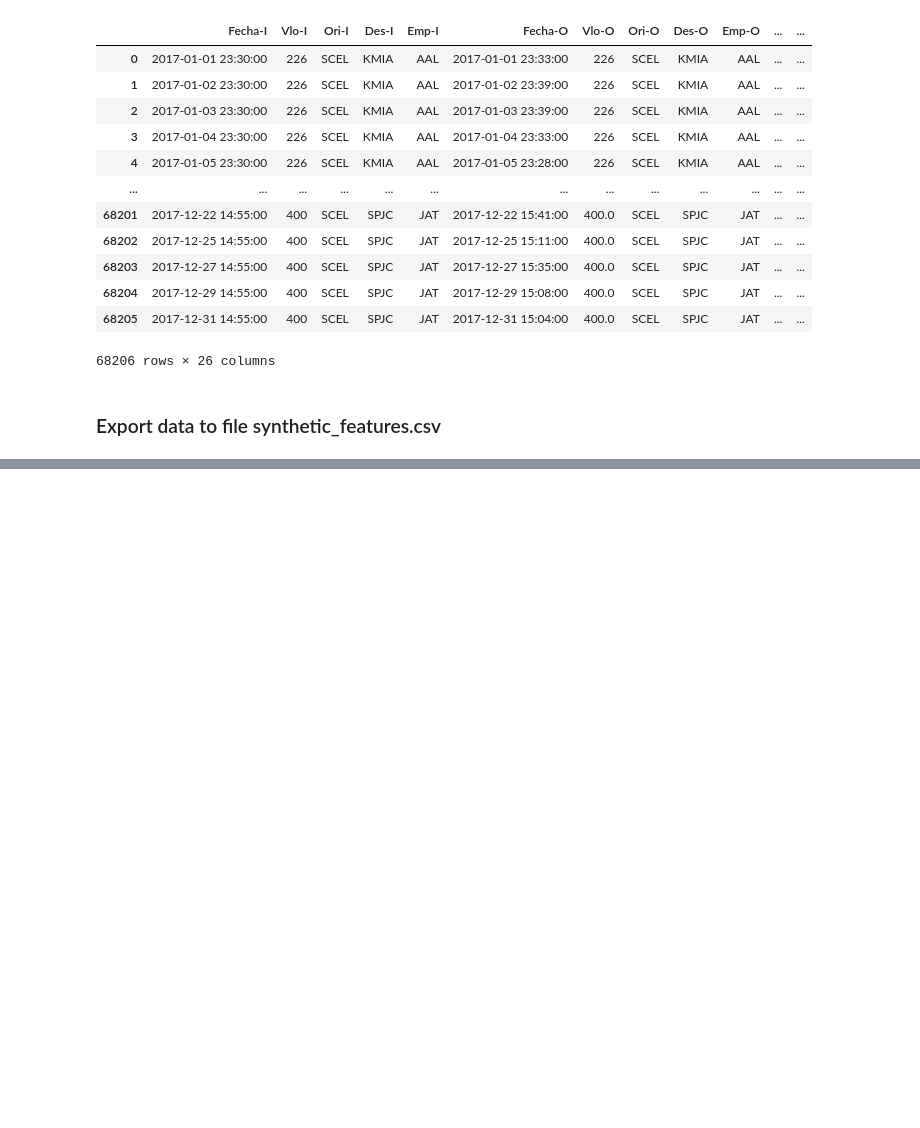
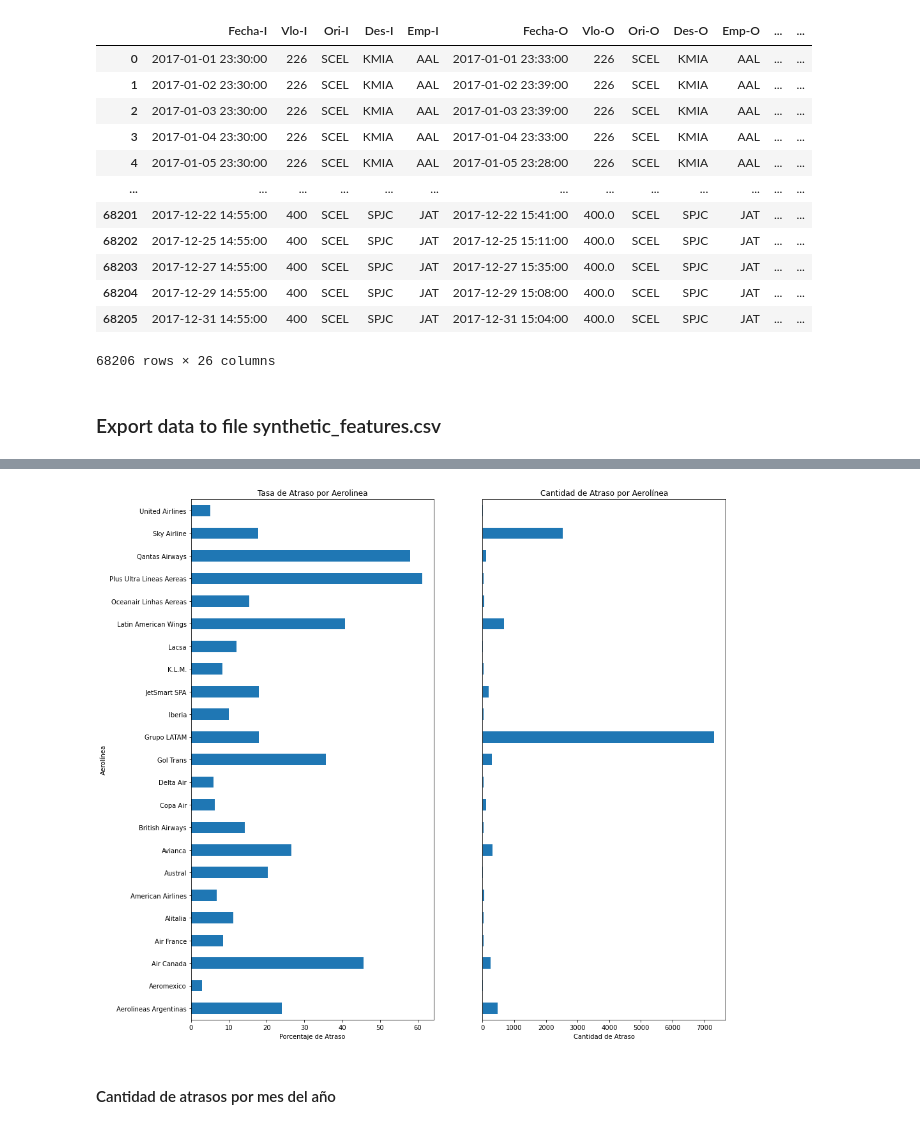
Before and after one commit to Giocrisrai/Data-Scientist-Challenge---LATAM-Airlines, a Jupyter notebook: notebooks/1.0-ggodoy-full.ipynb, the cells around one changed output, grey strips where cells are left out. Cells and saved outputs as stored; diff of their text form; code cells hidden in the pictures; blank space fills up the shorter version.

```diff
--- a/notebooks/1.0-ggodoy-full.ipynb
+++ b/notebooks/1.0-ggodoy-full.ipynb
@@ -459,0 +624,3 @@ df.to_csv(synthetic_features, index=False)
+# %%
+delay_by_operator = df_synthetic_features.groupby(['atraso_15', 'OPERA'])['Vlo-O'].size().unstack(fill_value=0)
+delay_by_operator
@@ -459,0 +633,4 @@ df.to_csv(synthetic_features, index=False)
+# %%
+columns_opera = delay_by_operator.columns.values[:]
+delay_by_operator_transpose = pd.pivot_table(delay_by_operator, columns='atraso_15', values=columns_opera).reset_index()
+delay_by_operator_transpose
@@ -459,0 +655,3 @@ df.to_csv(synthetic_features, index=False)
+# %%
+delay_by_operator_transpose['tasa_de_atraso_por_aerolinea'] = (delay_by_operator_transpose['si']/(delay_by_operator_transpose['si']+delay_by_operator_transpose['no']))*100
+delay_by_operator_transpose
@@ -459,0 +676,3 @@ df.to_csv(synthetic_features, index=False)
+# %%
+delay_by_operator_transpose.set_index('OPERA', inplace=True)
+delay_by_operator_transpose
@@ -459,0 +698,15 @@ df.to_csv(synthetic_features, index=False)
+# %%
+fig, ax = plt.subplots(1, 2, figsize = (15, 15))
+delay_by_operator_transpose["tasa_de_atraso_por_aerolinea"].plot.barh(ax = ax[0])
+ax[0].set_title("Tasa de Atraso por Aerolinea")
+ax[0].set_ylabel("Aerolínea")
+ax[0].set_xlabel('Porcentaje de Atraso')
+delay_by_operator_transpose["si"].plot.barh(ax = ax[1])
+ax[1].set_title("Cantidad de Atraso por Aerolínea")
+ax[1].set_xlabel('Cantidad de Atraso')
+ax[1].get_yaxis().set_visible(False)
+plt.show()
+# %% [output]
+[figure, added]
+# %% [markdown]
+#### Cantidad de atrasos por mes del año
```
Also changed, not shown: parts of 51 cells of this notebook, 1 other file.
